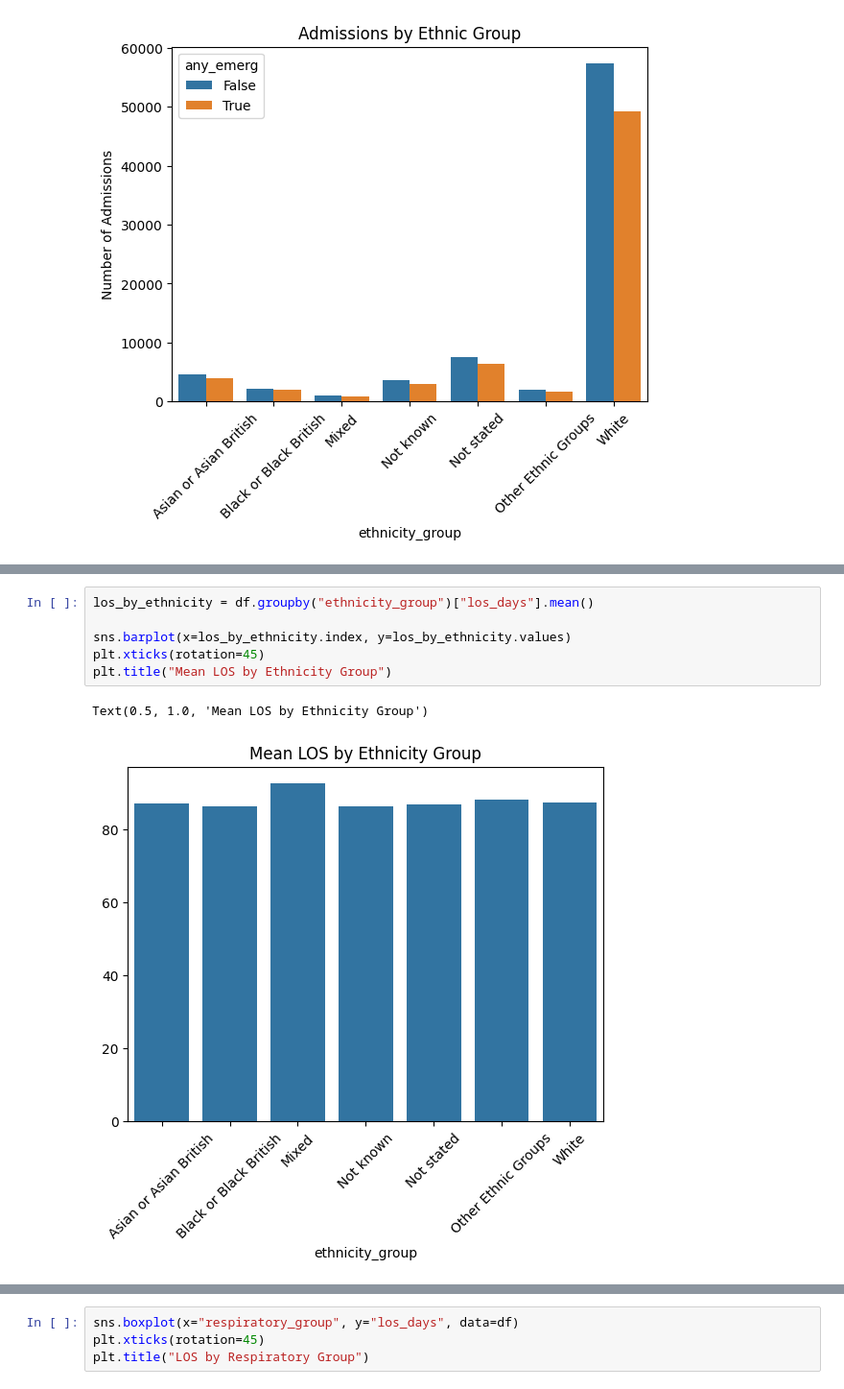
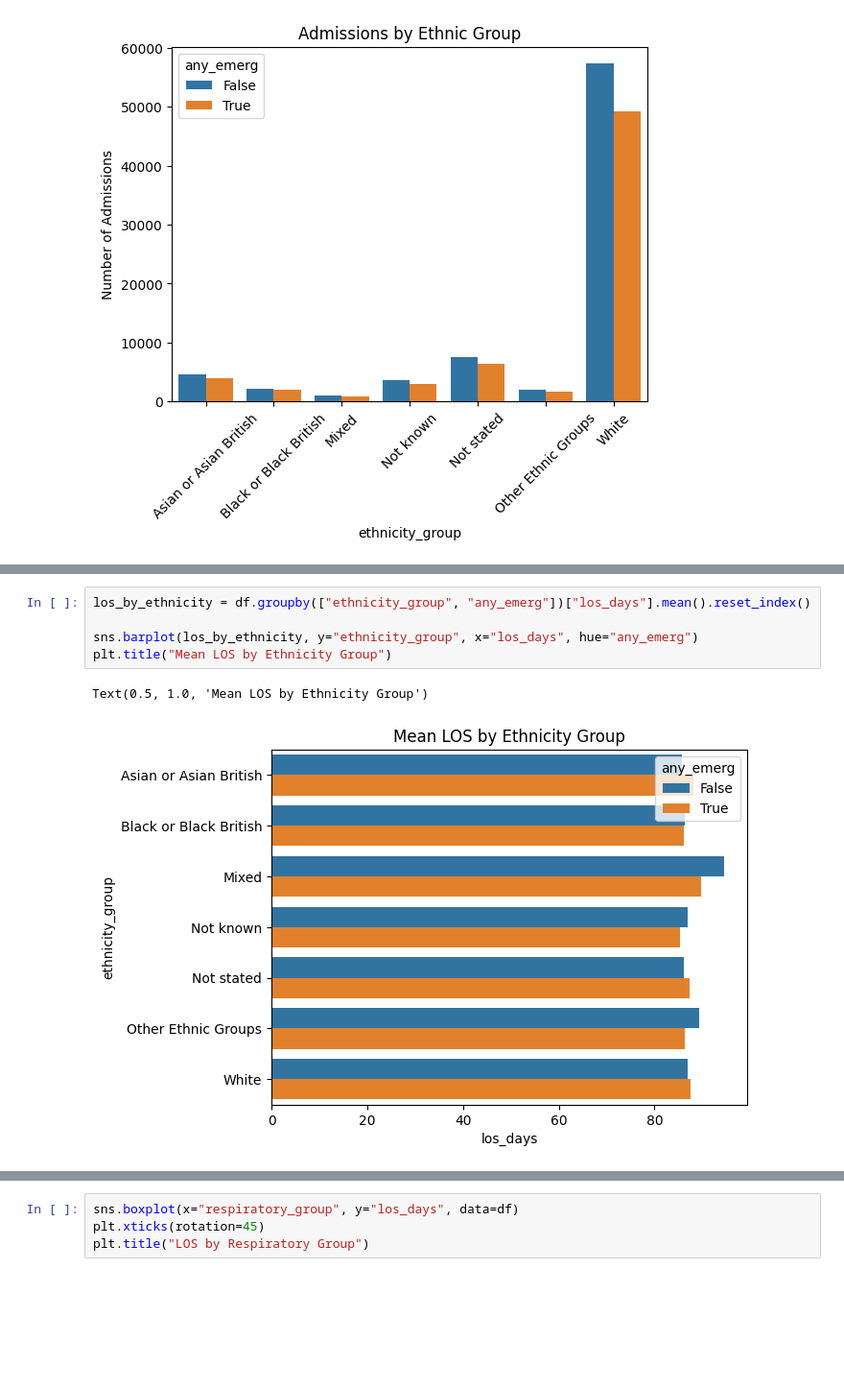
Before and after one commit to khizer-i/respiratory-admissions, a Jupyter notebook: notebooks/02_exploratory_analysis.ipynb, the cells around one changed output, grey strips where cells are left out. Shown at 96% size. Cells and saved outputs as stored; diff of their text form; blank space fills up the shorter version.

```diff
--- a/notebooks/02_exploratory_analysis.ipynb
+++ b/notebooks/02_exploratory_analysis.ipynb
@@ -140,9 +169,8 @@ Text(0.5, 1.0, 'Mean LOS by IMD Quintile')
 # %%
-los_by_ethnicity = df.groupby("ethnicity_group")["los_days"].mean()
+los_by_ethnicity = df.groupby(["ethnicity_group", "any_emerg"])["los_days"].mean().reset_index()
 
-sns.barplot(x=los_by_ethnicity.index, y=los_by_ethnicity.values)
-plt.xticks(rotation=45)
+sns.barplot(los_by_ethnicity, y="ethnicity_group", x="los_days", hue="any_emerg")
 plt.title("Mean LOS by Ethnicity Group")
 # %% [output]
 Text(0.5, 1.0, 'Mean LOS by Ethnicity Group')
-[figure, old version]
+[figure, new version]
```
Also changed, not shown: parts of 13 cells of this notebook, 2 other files.
